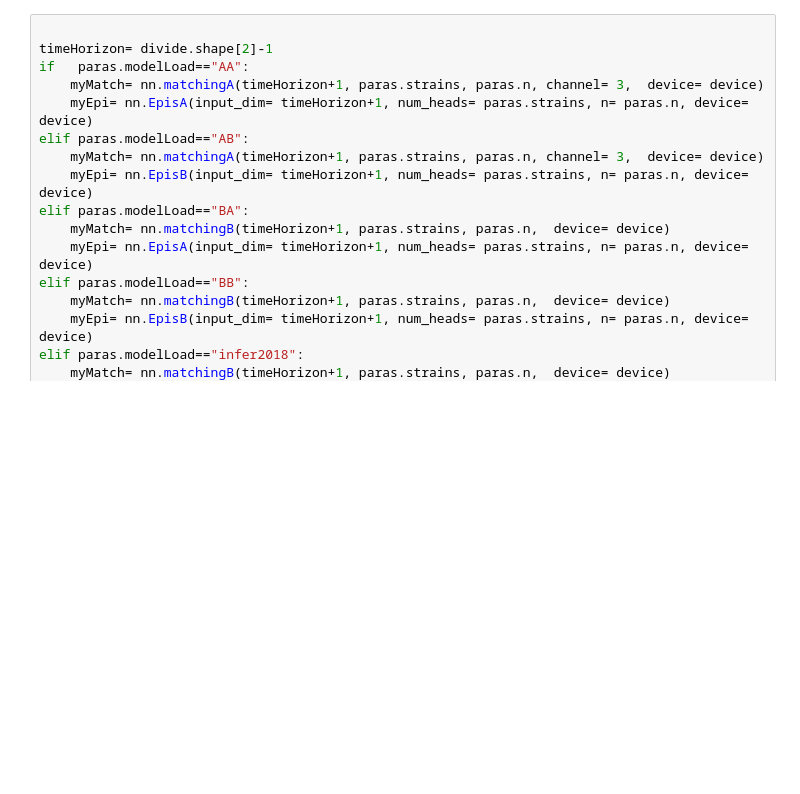
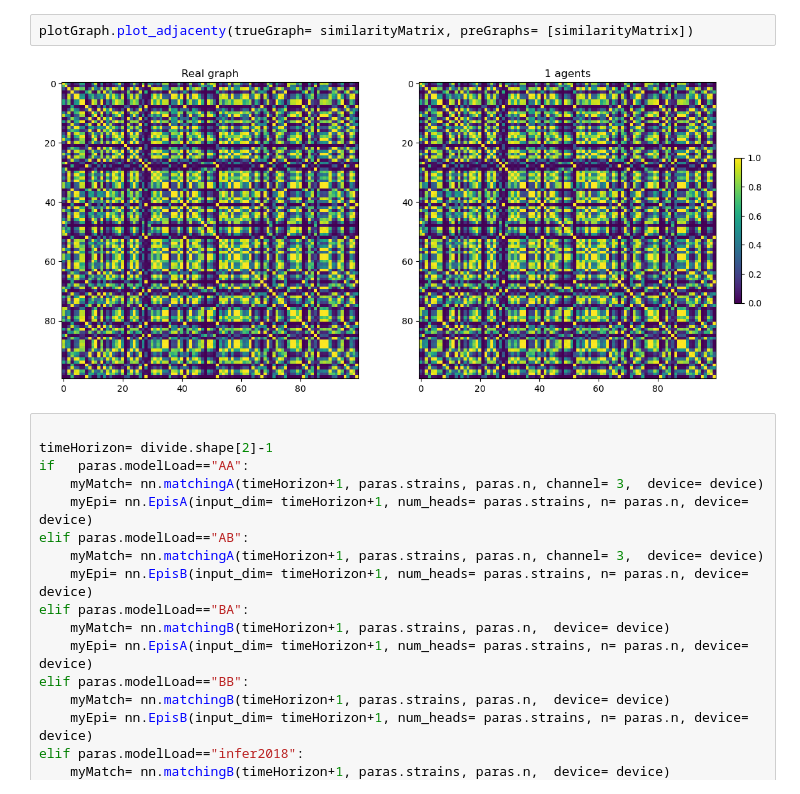
Before and after one commit to bizhili/Topology_Learning_Epis, a Jupyter notebook: test_multi_cities_no_att.ipynb, the cells around one changed output. Drawn from its saved outputs; the diff is of its cells as text; blank space fills up the shorter version.

```diff
--- a/test_multi_cities_no_att.ipynb
+++ b/test_multi_cities_no_att.ipynb
@@ -159,3 +179,7 @@ torch.Size([100, 4, 35])
+# %%
+plotGraph.plot_adjacenty(trueGraph= similarityMatrix, preGraphs= [similarityMatrix])
+# %% [output]
+[figure, added]
 # %%
 
 timeHorizon= divide.shape[2]-1
```
Also changed, not shown: parts of 3 cells of this notebook, 12 other files.
